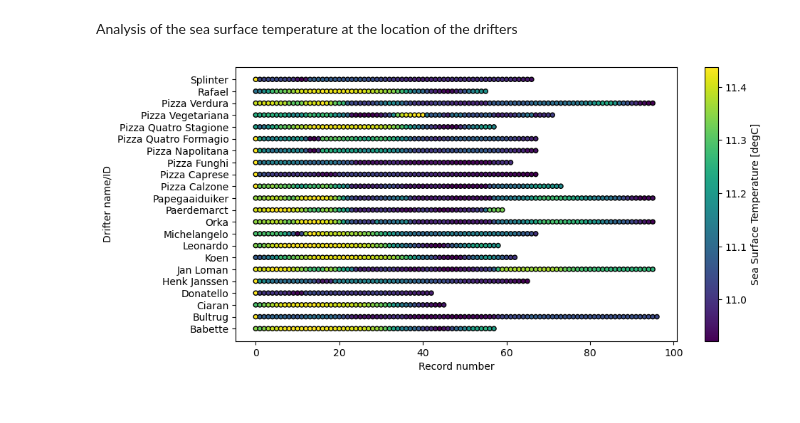
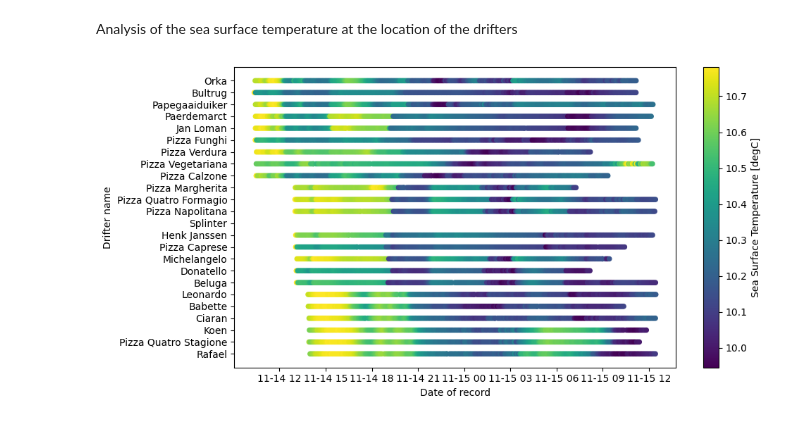
Before and after one commit to Parcels-code/Stokesdrifters_Wadden, a Jupyter notebook: analyse_drifterdata.ipynb, the cells around one changed output. Saved outputs shown, nothing was run; the diff lists cells and outputs as text; code cells hidden in the pictures.

```diff
--- a/analyse_drifterdata.ipynb
+++ b/analyse_drifterdata.ipynb
@@ -61,7 +64,7 @@ for i, drifter in enumerate(data.keys()):
     u = dx/dt.astype(float)
     v = dy/dt.astype(float)
 
-    ax.plot(lons, lats, '-')
+    ax.plot(lons, lats, 'k-')
     sc = ax.scatter(lons[:-1], lats[:-1], s=10, c=np.hypot(u, v), label=drifter, zorder=10)
 
 ax.set_aspect('equal')
@@ -73,11 +76,14 @@ Analysis of the orientation of the drifters (up or down)
 # %%
 fig, ax = plt.subplots(figsize=(10, 5))
 for i, drifter in enumerate(data.keys()):
+    times = np.array([pd.to_datetime(d[0]) for d in data[drifter]], dtype='datetime64[s]')
     orientation = [d[3] for d in data[drifter]]
-    plt.scatter(range(len(orientation)), (len(orientation)*[i]), vmin=0, vmax=1, s=20, c=orientation, cmap='viridis', edgecolor='k')
+    plt.scatter(times, (len(orientation)*[i]), vmin=0, vmax=1, s=20, c=orientation, cmap='viridis')
 plt.colorbar(label="Orientation")
 plt.yticks(range(len(data.keys())), data.keys())
-plt.ylabel('Drifter name/ID')
-plt.xlabel('Record number')
+plt.ylabel('Drifter name')
+ax.set_xlabel('Date of record')
+ax.invert_yaxis()
+plt.tight_layout()
 plt.show()
 # %% [output]
@@ -99,10 +104,0 @@ plt.show()
-# %%
-fig, ax = plt.subplots(figsize=(10, 5))
-for i, drifter in enumerate(data.keys()):
-    validFix = [d[5] for d in data[drifter]]
-    plt.scatter(range(len(validFix)), (len(validFix)*[i]), s=20, c=validFix, vmin=0, vmax=1, cmap='viridis', edgecolor='k')
-plt.colorbar(label="Valid Fix")
-plt.yticks(range(len(data.keys())), data.keys())
-plt.ylabel('Drifter name/ID')
-plt.xlabel('Record number')
-plt.show()
@@ -111,10 +104,0 @@ plt.show()
-# %%
-fig, ax = plt.subplots(figsize=(10, 5))
-for i, drifter in enumerate(data.keys()):
-    timetoFix = [d[6] for d in data[drifter]]
-    plt.scatter(range(len(timetoFix)), (len(timetoFix)*[i]), s=20, c=timetoFix, vmin=0, vmax=50, cmap='viridis', edgecolor='k')
-plt.colorbar(label="Time to Fix")
-plt.yticks(range(len(data.keys())), data.keys())
-plt.ylabel('Drifter name/ID')
-plt.xlabel('Record number')
-plt.show()
@@ -125,12 +107,15 @@ Analysis of the sea surface temperature at the location of the drifters
 # %%
 fig, ax = plt.subplots(figsize=(10, 5))
 for i, drifter in enumerate(data.keys()):
-    timetoFix = [d[8] for d in data[drifter]]
-    plt.scatter(range(len(timetoFix)), (len(timetoFix)*[i]), s=20, c=timetoFix, cmap='viridis', edgecolor='k')
+    times = np.array([pd.to_datetime(d[0]) for d in data[drifter]], dtype='datetime64[s]')
+    SST = [d[8] for d in data[drifter]]
+    plt.scatter(times, (len(SST)*[i]), s=20, c=SST, cmap='viridis')
 plt.colorbar(label="Sea Surface Temperature [degC]")
 plt.yticks(range(len(data.keys())), data.keys())
-plt.ylabel('Drifter name/ID')
-plt.xlabel('Record number')
+plt.ylabel('Drifter name')
+ax.set_xlabel('Date of record')
+ax.invert_yaxis()
+plt.tight_layout()
 plt.show()
 # %% [output]
-[figure, old version]
+[figure, new version]
```
Also changed, not shown: parts of 8 cells of this notebook.
